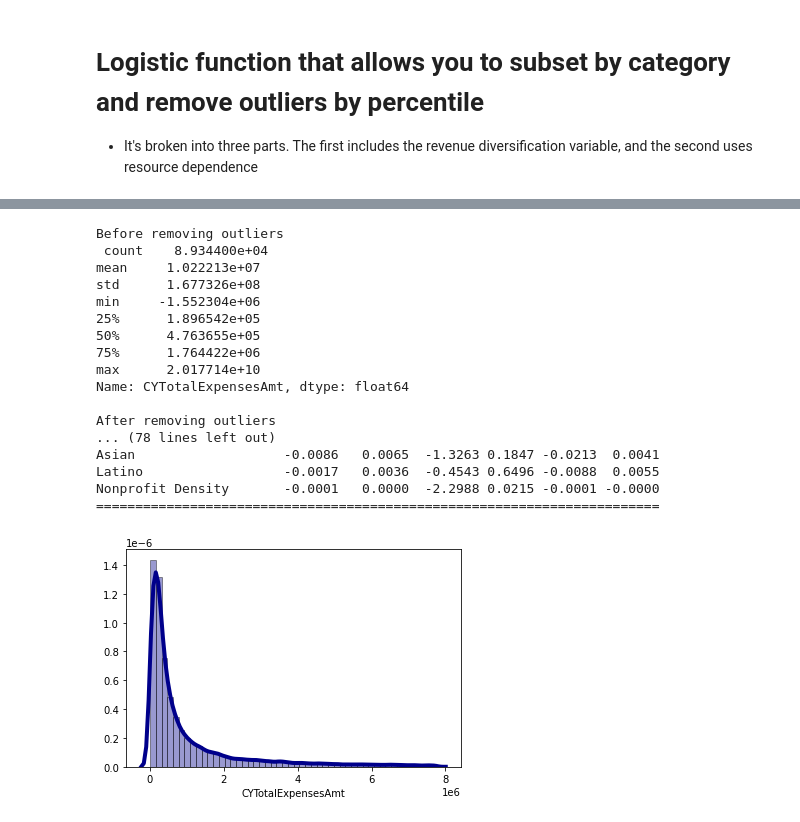
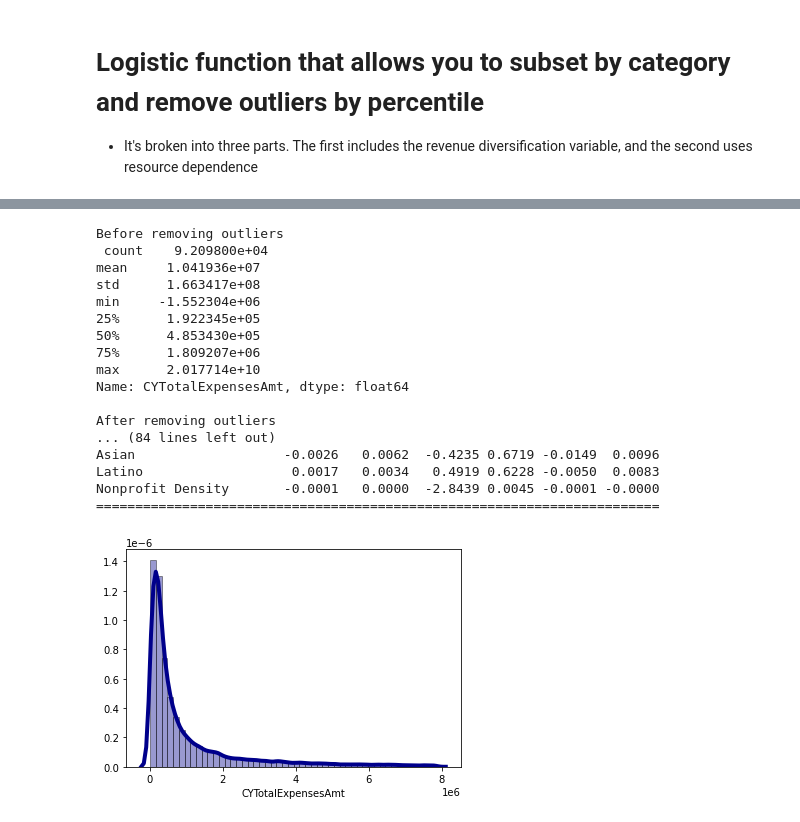
Before and after one commit to ethantenison/Impact_Capital, a Jupyter notebook: notebooks/statistics.ipynb, the cells around one changed output, grey strips where cells are left out. Saved outputs shown, nothing was run; the diff lists cells and outputs as text; code cells hidden in the pictures.

```diff
--- a/notebooks/statistics.ipynb
+++ b/notebooks/statistics.ipynb
@@ -17,6 +19,7 @@ C:\Users\tenis\OneDrive\Desktop\Data_Projects\Impact_Capital
 pd.options.display.max_columns = None
 pd.set_option('display.max_rows', 300)
 pd.set_option('display.min_rows', 50)
-df = pd.read_csv('data/processed/df.csv')
+df = pd.read_csv('data/processed/data2015.csv')
 df.head()
+sum(df['Dissolved'])
 # %% [output]
@@ -143,21 +254,21 @@ def logistic(data, low, high):
 # %%
-logistic_dissolved(dfHumanServices, 0.01, .9)
+logistic(dfHumanServices, 0.01, .9)
 # %% [output]
 Before removing outliers
- count    8.934400e+04
-mean     1.022213e+07
-std      1.677326e+08
+ count    9.209800e+04
+mean     1.041936e+07
+std      1.663417e+08
 min     -1.552304e+06
-25%      1.896542e+05
-50%      4.763655e+05
-75%      1.764422e+06
+25%      1.922345e+05
+50%      4.853430e+05
+75%      1.809207e+06
 max      2.017714e+10
 Name: CYTotalExpensesAmt, dtype: float64
 
 After removing outliers
-... (78 lines left out)
-Asian                   -0.0086   0.0065  -1.3263 0.1847 -0.0213  0.0041
-Latino                  -0.0017   0.0036  -0.4543 0.6496 -0.0088  0.0055
-Nonprofit Density       -0.0001   0.0000  -2.2988 0.0215 -0.0001 -0.0000
+... (84 lines left out)
+Asian                   -0.0026   0.0062  -0.4235 0.6719 -0.0149  0.0096
+Latino                   0.0017   0.0034   0.4919 0.6228 -0.0050  0.0083
+Nonprofit Density       -0.0001   0.0000  -2.8439 0.0045 -0.0001 -0.0000
 ========================================================================
-[figure, old version]
+[figure, new version]
```
Also changed, not shown: parts of 20 cells of this notebook, 2 other files.
